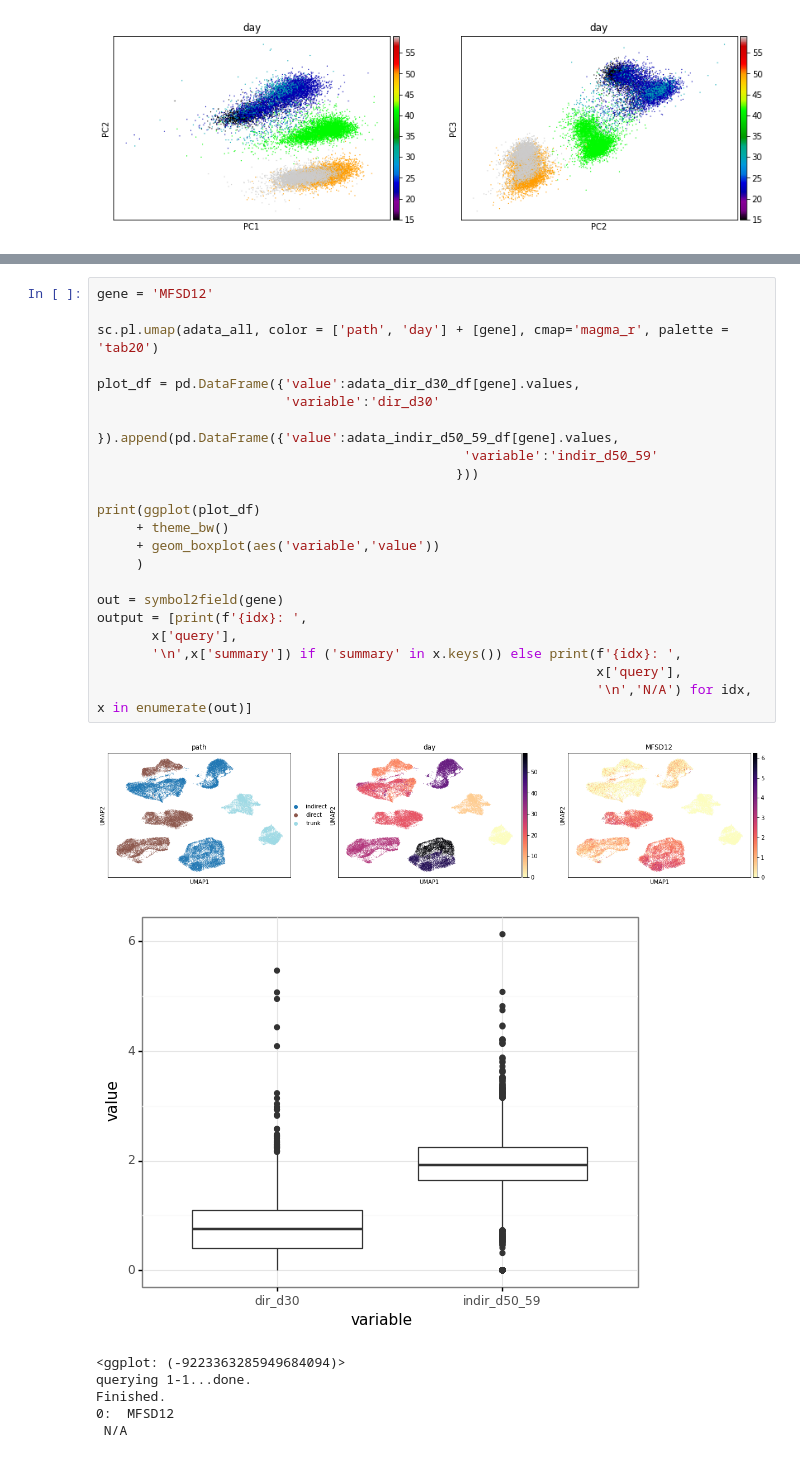
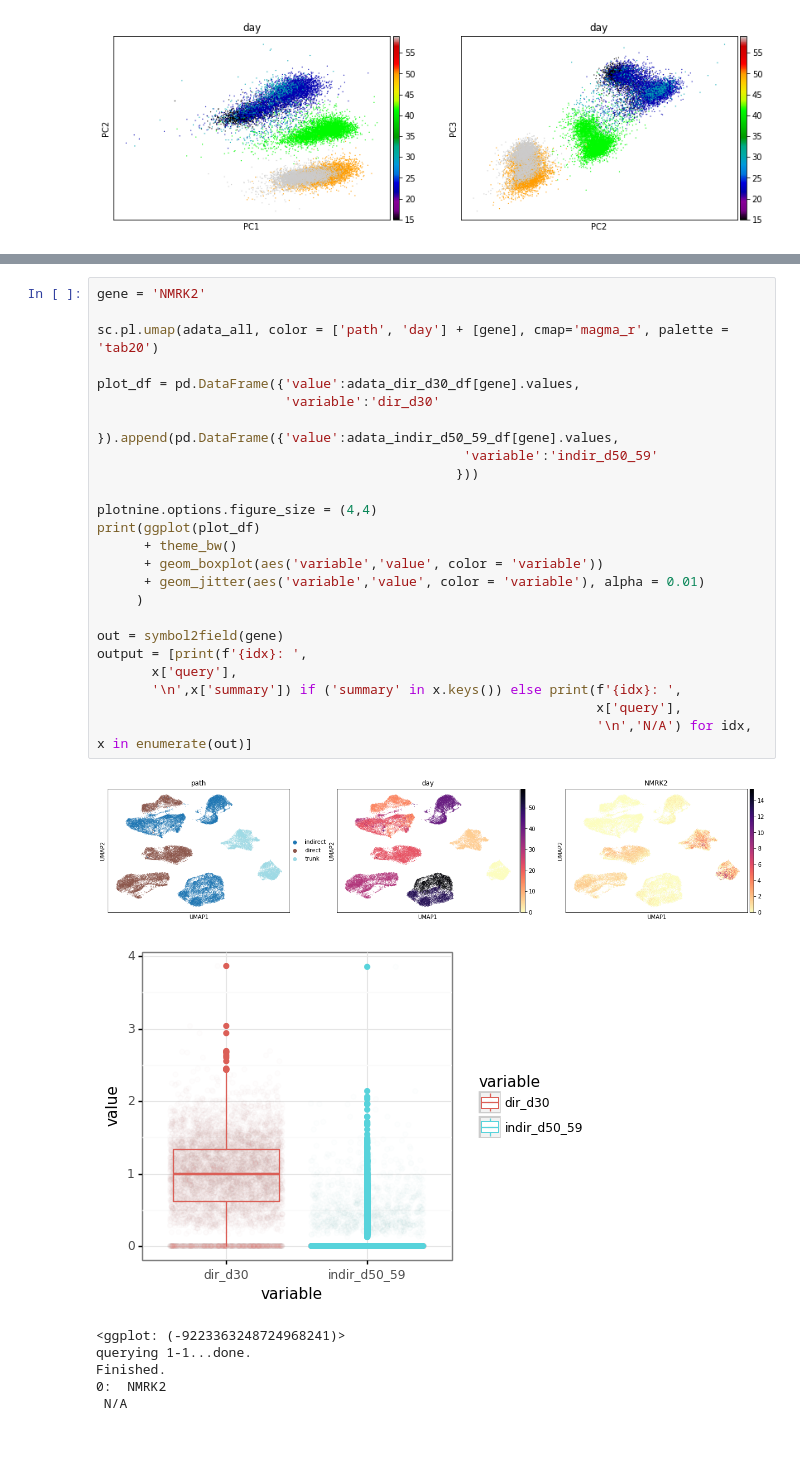
Before and after one commit to czbiohub/darmanis_group_DL_notebook, a Jupyter notebook: DL20190228_dish_mel_preprocess.ipynb, the cells around one changed output, grey strips where cells are left out. Cells and saved outputs as stored; diff of their text form.

```diff
--- a/DL20190228_dish_mel_preprocess.ipynb
+++ b/DL20190228_dish_mel_preprocess.ipynb
@@ -249,31 +250,33 @@ mwu_df1.dropna().sort_values('stat_1').head(20)
 # %%
-gene = 'MFSD12'
+gene = 'NMRK2'
 
 sc.pl.umap(adata_all, color = ['path', 'day'] + [gene], cmap='magma_r', palette = 'tab20')
 
 plot_df = pd.DataFrame({'value':adata_dir_d30_df[gene].values,
                         'variable':'dir_d30'
                        }).append(pd.DataFrame({'value':adata_indir_d50_59_df[gene].values,
                                                'variable':'indir_d50_59'
                                               }))
 
+plotnine.options.figure_size = (4,4)
 print(ggplot(plot_df)
-     + theme_bw()
-     + geom_boxplot(aes('variable','value'))
+      + theme_bw()
+      + geom_boxplot(aes('variable','value', color = 'variable'))
+      + geom_jitter(aes('variable','value', color = 'variable'), alpha = 0.01)
      )
 
 out = symbol2field(gene)
 output = [print(f'{idx}: ',
        x['query'],
        '\n',x['summary']) if ('summary' in x.keys()) else print(f'{idx}: ',
                                                                 x['query'],
                                                                 '\n','N/A') for idx, x in enumerate(out)]
 # %% [output]
-[figure, old version]
+[figure, new version]
-[figure, old version]
+[figure, new version]
-<ggplot: (-9223363285949684094)>
+<ggplot: (-9223363248724968241)>
 querying 1-1...done.
 Finished.
-0:  MFSD12
+0:  NMRK2
  N/A
 # %% [markdown]
```
Also changed, not shown: parts of 40 cells of this notebook, 5 other files.
